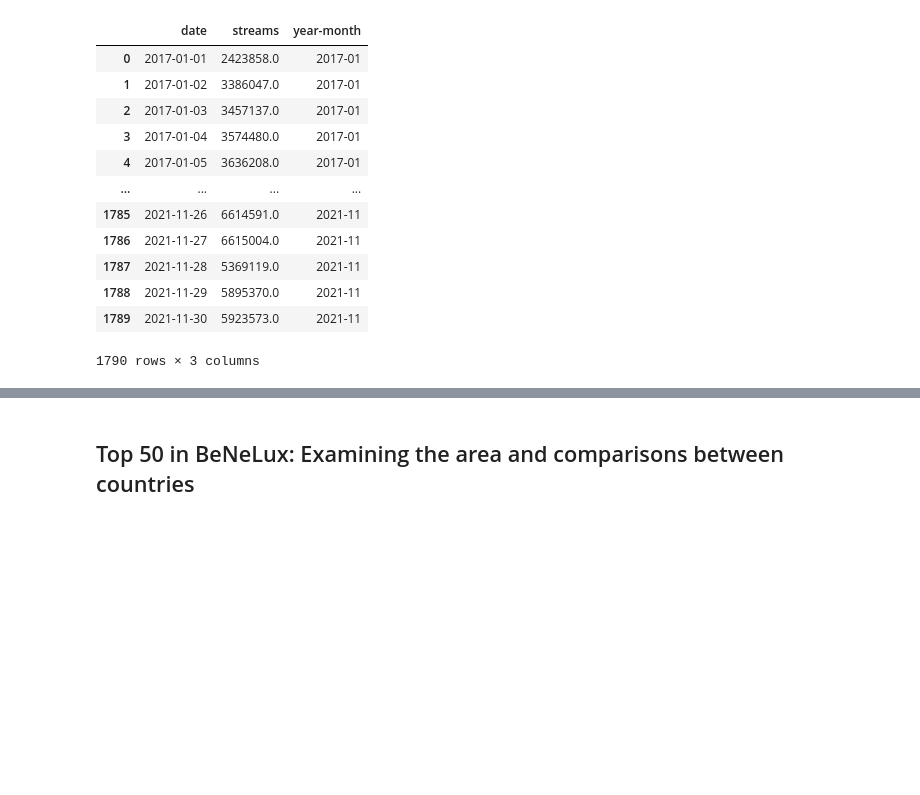
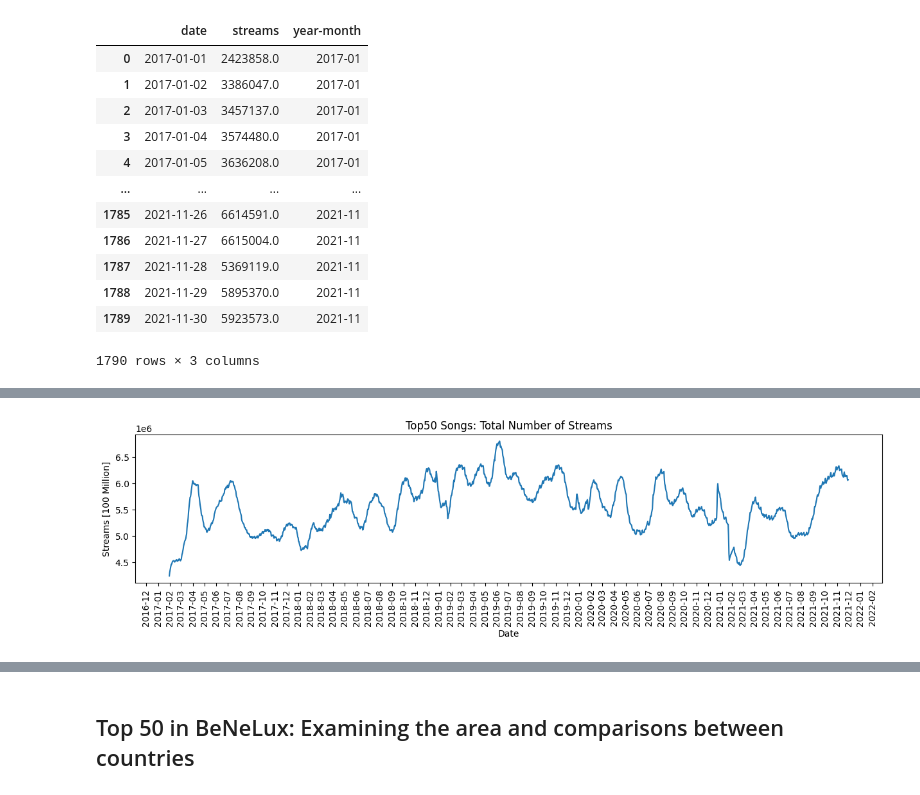
Before and after one commit to maik137/SpotifyCharts_EDA, a Jupyter notebook: Netherlands_SpotifyChart_EDA.ipynb, the cells around one changed output, grey strips where cells are left out. Saved outputs shown, nothing was run; the diff lists cells and outputs as text; code cells hidden in the pictures; blank space fills up the shorter version.

```diff
--- a/Netherlands_SpotifyChart_EDA.ipynb
+++ b/Netherlands_SpotifyChart_EDA.ipynb
@@ -183,3 +231,15 @@ g.tick_params(axis='x', rotation=90)
+# %%
+fig, ax = plt.subplots(figsize=(15,3))
+
+ax.plot(month_streams['date'], month_streams['streams'].rolling(30).mean())
+ax.set_title('Top50 Songs: Total Number of Streams')
+ax.set_ylabel('Streams [100 Million]')
+ax.set_xlabel('Date')
+ax.xaxis.set_major_locator(mdates.MonthLocator(interval=1))
+ax.xaxis.set_major_formatter(mdates.DateFormatter('%Y-%m'))
+ax.tick_params(axis='x', rotation=90)
+# %% [output]
+[figure, added]
 # %%
 # On average 10 streams = 0.03 euros
 month_streams['Total_revenue'] = month_streams['streams']*0.03
```
Also changed, not shown: parts of 24 cells of this notebook.
